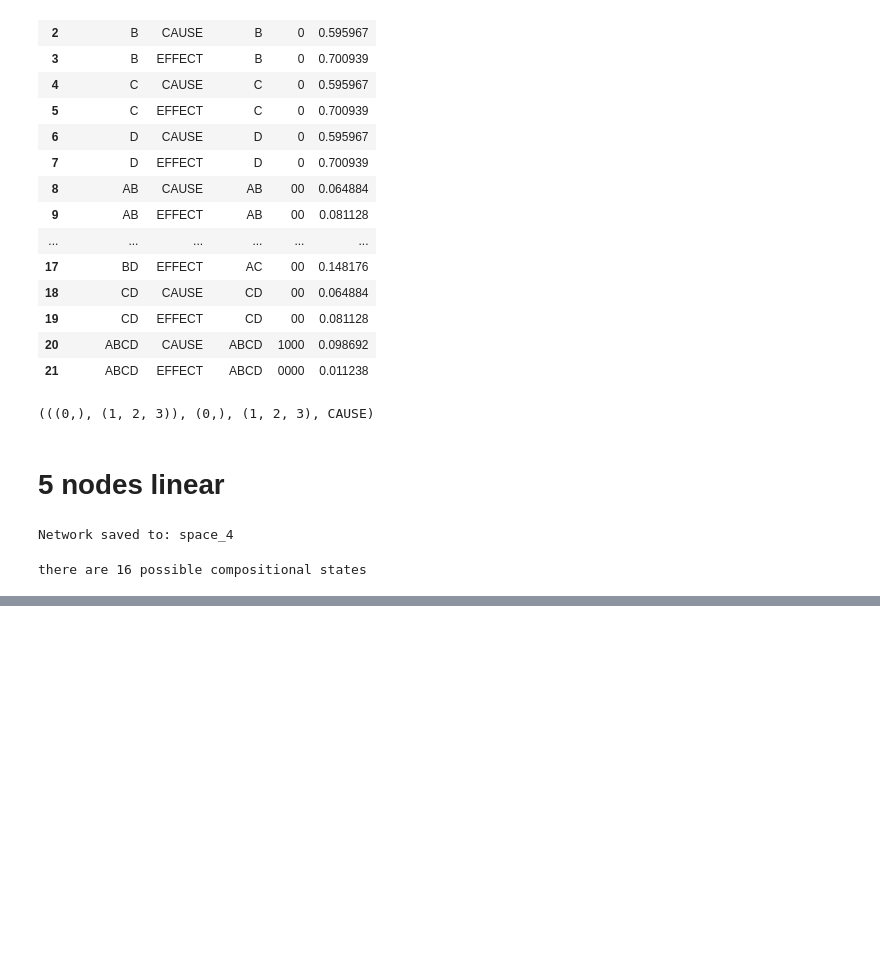
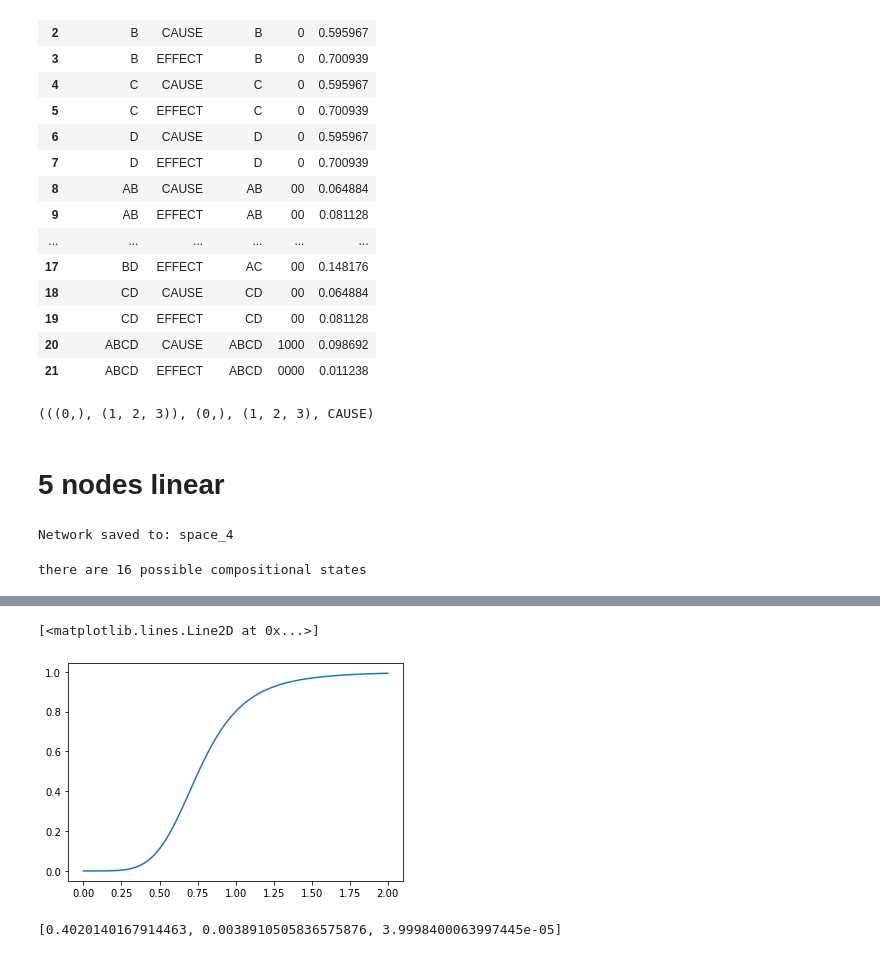
Before and after one commit to matteograsso/visualize_pyphi, a Jupyter notebook: space_figures.ipynb, the cells around one changed output, grey strips where cells are left out. Saved outputs shown, nothing was run; the diff lists cells and outputs as text; code cells hidden in the pictures; blank space fills up the shorter version.

```diff
--- a/space_figures.ipynb
+++ b/space_figures.ipynb
@@ -362,0 +404,11 @@ fig = viz.plot_ces(subsystem,max_ces['ces'],max_ces['relations'],network_name='f
+# %%
+exp = 5
+th = 0.25
+
+x = np.linspace(0,2,100)
+y = np.array([network_generator.NR(xx, exp, th) for xx in x])
+# %%
+plt.plot(x,y)
+# %% [output]
+[<matplotlib.lines.Line2D at 0x...>]
+[figure, added]
@@ -362,0 +419,4 @@ fig = viz.plot_ces(subsystem,max_ces['ces'],max_ces['relations'],network_name='f
+# %%
+ps
+# %% [output]
+[0.4020140167914463, 0.0038910505836575876, 3.9998400063997445e-05]
```
Also changed, not shown: parts of 20 cells of this notebook.
